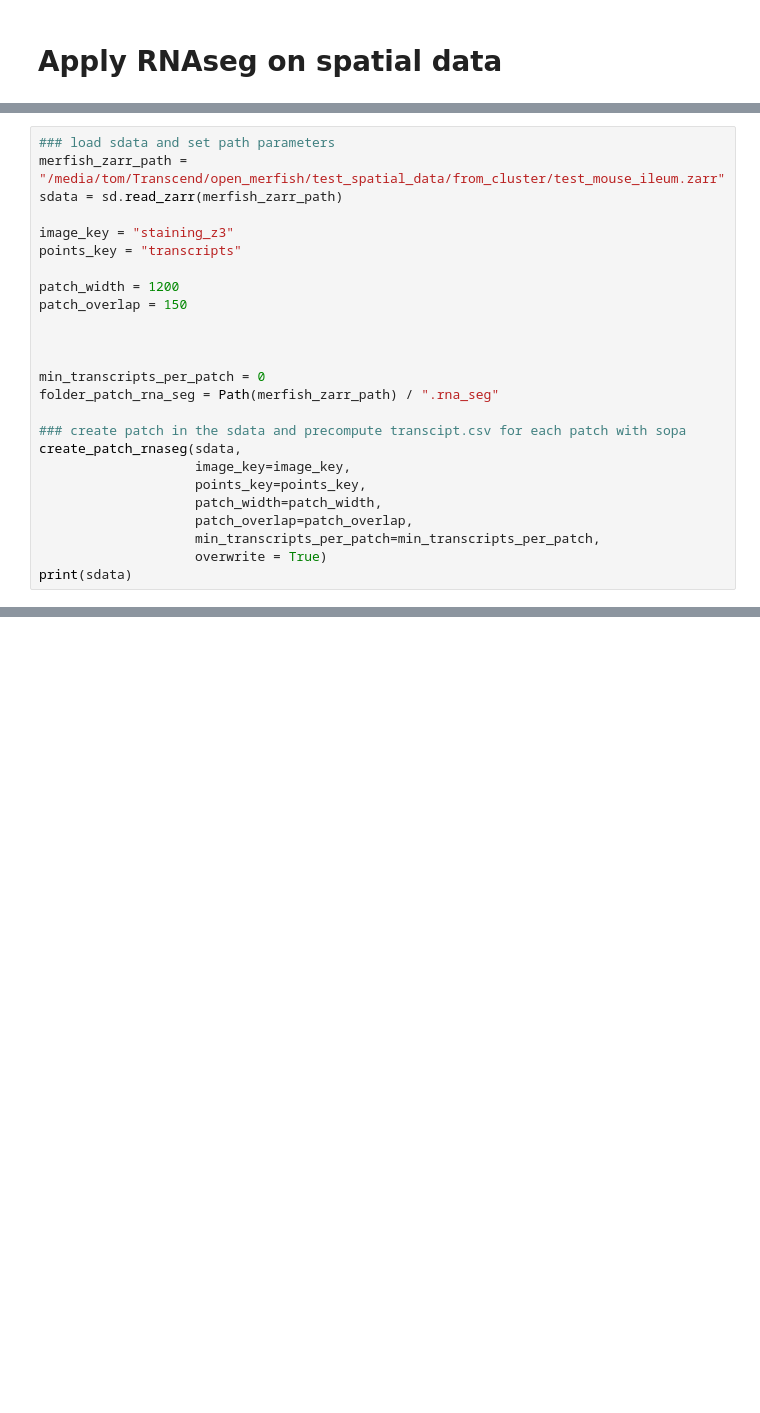
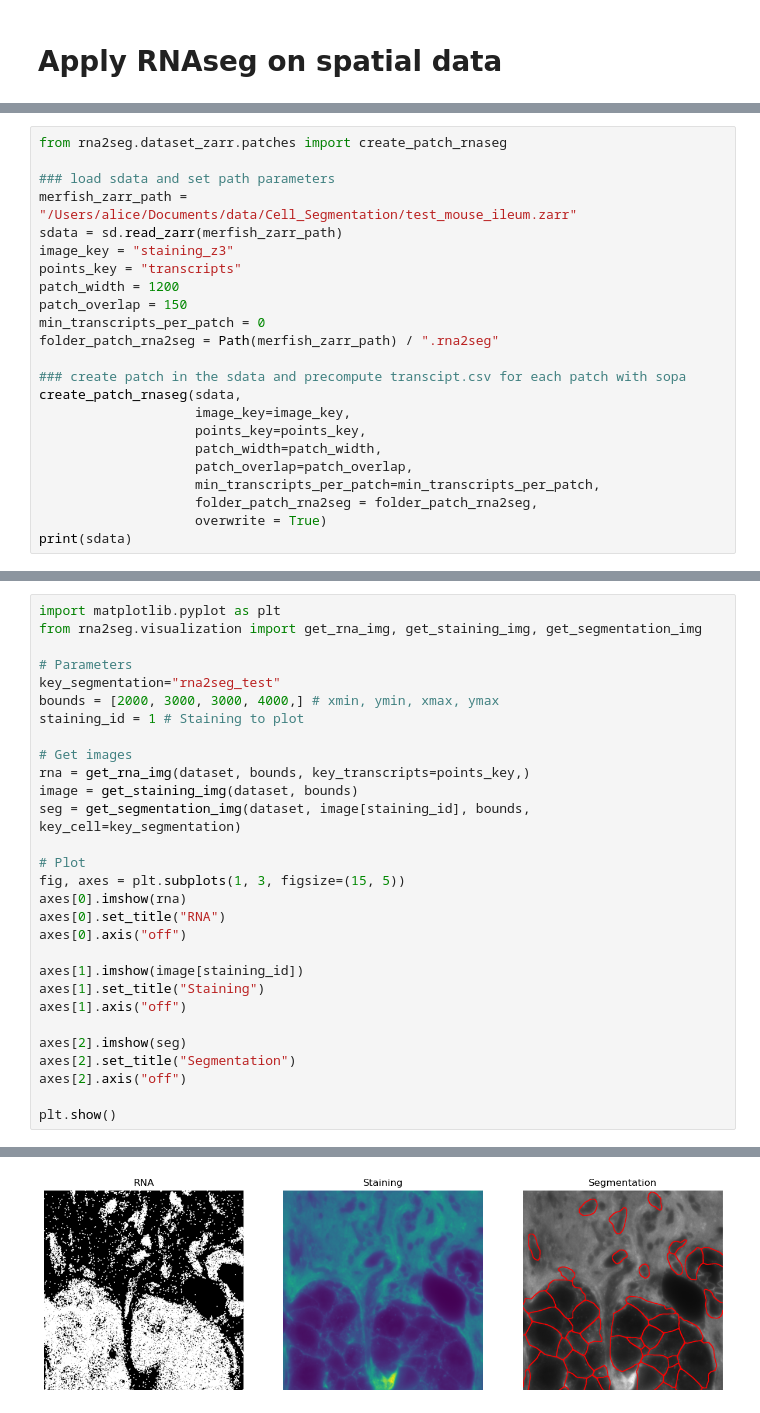
Before and after one commit to fish-quant/rna2seg, a Jupyter notebook: doc/notebook/apply_model_on_zarr.ipynb, the cells around one changed output, grey strips where cells are left out. Drawn from its saved outputs; the diff is of its cells as text; blank space fills up the shorter version.

Commit message:
update: apply model on zarr notebook

```diff
--- a/doc/notebook/apply_model_on_zarr.ipynb
+++ b/doc/notebook/apply_model_on_zarr.ipynb
@@ -18,18 +28,15 @@ from rna2seg.models import RNAEmbedding
 # %%
+from rna2seg.dataset_zarr.patches import create_patch_rnaseg
+
 ### load sdata and set path parameters
-merfish_zarr_path = "/media/tom/Transcend/open_merfish/test_spatial_data/from_cluster/test_mouse_ileum.zarr"
+merfish_zarr_path = "/Users/alice/Documents/data/Cell_Segmentation/test_mouse_ileum.zarr"
 sdata = sd.read_zarr(merfish_zarr_path)
-
 image_key = "staining_z3"
 points_key = "transcripts"
-
 patch_width = 1200
 patch_overlap = 150
-
-
-
 min_transcripts_per_patch = 0
-folder_patch_rna_seg = Path(merfish_zarr_path) / ".rna_seg"
+folder_patch_rna2seg = Path(merfish_zarr_path) / ".rna2seg"
 
 ### create patch in the sdata and precompute transcipt.csv for each patch with sopa
 create_patch_rnaseg(sdata,
@@ -38,5 +45,6 @@ create_patch_rnaseg(sdata,
                     patch_width=patch_width,
                     patch_overlap=patch_overlap,
                     min_transcripts_per_patch=min_transcripts_per_patch,
+                    folder_patch_rna2seg = folder_patch_rna2seg,
                     overwrite = True)
 print(sdata)
@@ -124,0 +120,30 @@ tensor([[[ 0.3373,  0.3294,  0.3038,  ...,  0.1389,  0.1610,  0.1832],
+# %%
+import matplotlib.pyplot as plt
+from rna2seg.visualization import get_rna_img, get_staining_img, get_segmentation_img
+
+# Parameters
+key_segmentation="rna2seg_test"
+bounds = [2000, 3000, 3000, 4000,] # xmin, ymin, xmax, ymax
+staining_id = 1 # Staining to plot
+
+# Get images
+rna = get_rna_img(dataset, bounds, key_transcripts=points_key,)
+image = get_staining_img(dataset, bounds)
+seg = get_segmentation_img(dataset, image[staining_id], bounds, key_cell=key_segmentation)
+
+# Plot
+fig, axes = plt.subplots(1, 3, figsize=(15, 5))
+axes[0].imshow(rna)
+axes[0].set_title("RNA")
+axes[0].axis("off")
+
+axes[1].imshow(image[staining_id])
+axes[1].set_title("Staining")
+axes[1].axis("off")
+
+axes[2].imshow(seg)
+axes[2].set_title("Segmentation")
+axes[2].axis("off")
+
+plt.show()
+# %% [output]
@@ -124,0 +154 @@ tensor([[[ 0.3373,  0.3294,  0.3038,  ...,  0.1389,  0.1610,  0.1832],
+[figure, added]
```
Also changed, not shown: parts of 16 cells of this notebook, 6 other files.
